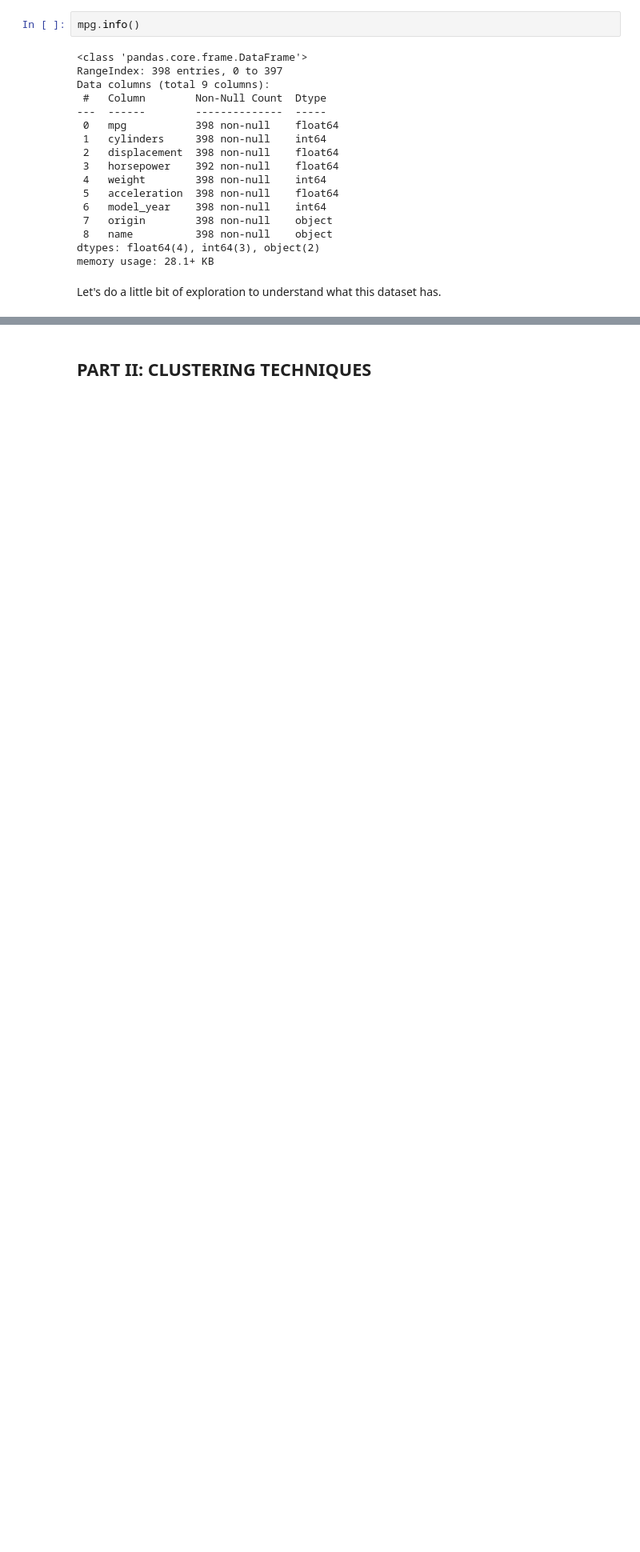
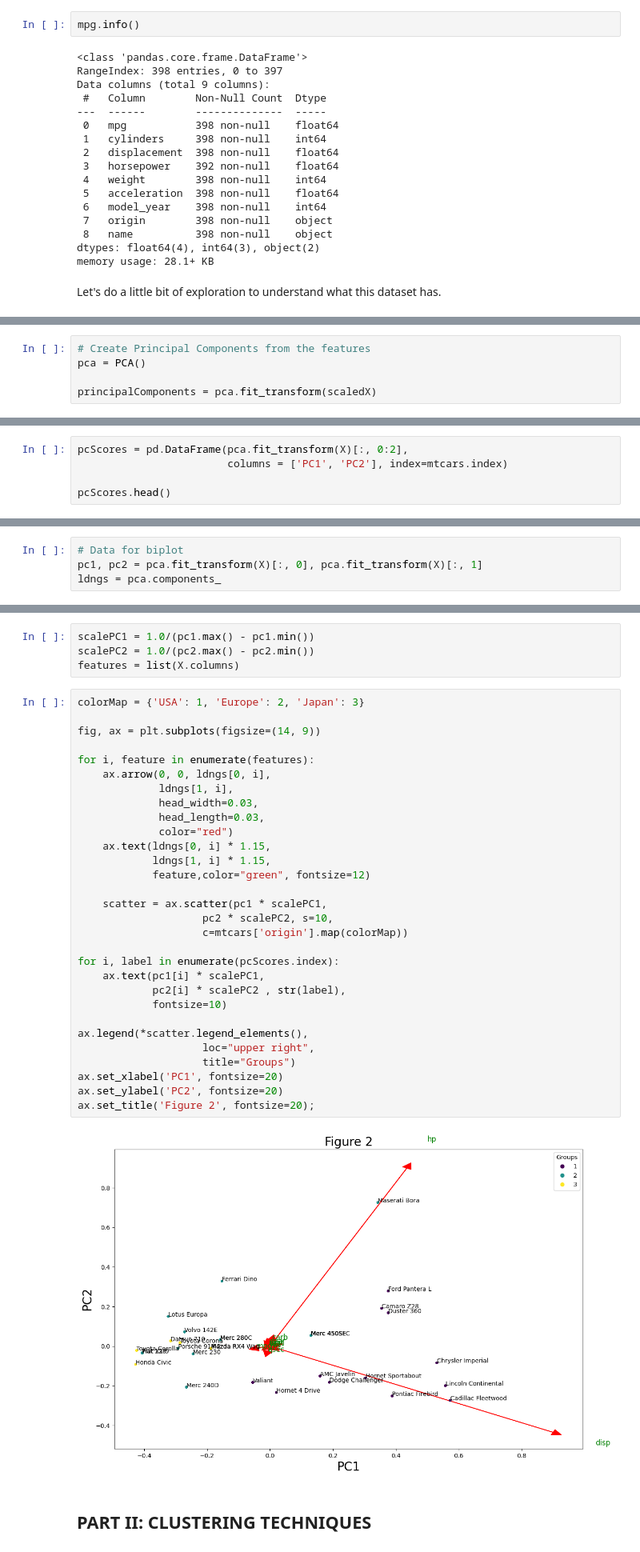
Before and after one commit to pnjoki/PCA-and-Clustering-with-Python, a Jupyter notebook: core.ipynb, the cells around one changed output, grey strips where cells are left out. Shown at 80% size. Saved outputs shown, nothing was run; the diff lists cells and outputs as text; blank space fills up the shorter version.

```diff
--- a/core.ipynb
+++ b/core.ipynb
@@ -93,0 +230,5 @@ AttributeError: 'DataFrame' object has no attribute 'group_by'
+# %%
+# Create Principal Components from the features
+pca = PCA()
+
+principalComponents = pca.fit_transform(scaledX)
@@ -93,0 +254,5 @@ AttributeError: 'DataFrame' object has no attribute 'group_by'
+# %%
+pcScores = pd.DataFrame(pca.fit_transform(X)[:, 0:2],
+                        columns = ['PC1', 'PC2'], index=mtcars.index)
+
+pcScores.head()
@@ -93,0 +284,4 @@ AttributeError: 'DataFrame' object has no attribute 'group_by'
+# %%
+# Data for biplot
+pc1, pc2 = pca.fit_transform(X)[:, 0], pca.fit_transform(X)[:, 1]
+ldngs = pca.components_
@@ -94,2 +290,38 @@ AttributeError: 'DataFrame' object has no attribute 'group_by'
+# %%
+scalePC1 = 1.0/(pc1.max() - pc1.min())
+scalePC2 = 1.0/(pc2.max() - pc2.min())
+features = list(X.columns)
+# %%
+colorMap = {'USA': 1, 'Europe': 2, 'Japan': 3}
+
+fig, ax = plt.subplots(figsize=(14, 9))
+
+for i, feature in enumerate(features):
+    ax.arrow(0, 0, ldngs[0, i],
+             ldngs[1, i],
+             head_width=0.03,
+             head_length=0.03,
+             color="red")
+    ax.text(ldngs[0, i] * 1.15,
+            ldngs[1, i] * 1.15,
+            feature,color="green", fontsize=12)
+
+    scatter = ax.scatter(pc1 * scalePC1,
+                    pc2 * scalePC2, s=10,
+                    c=mtcars['origin'].map(colorMap))
+
+for i, label in enumerate(pcScores.index):
+    ax.text(pc1[i] * scalePC1,
+            pc2[i] * scalePC2 , str(label),
+            fontsize=10)
+
+ax.legend(*scatter.legend_elements(),
+                    loc="upper right",
+                    title="Groups")
+ax.set_xlabel('PC1', fontsize=20)
+ax.set_ylabel('PC2', fontsize=20)
+ax.set_title('Figure 2', fontsize=20);
+# %% [output]
+[figure, added]
 # %% [markdown]
 ## PART II: CLUSTERING TECHNIQUES
```
Also changed, not shown: parts of 28 cells of this notebook, 1 other file.
